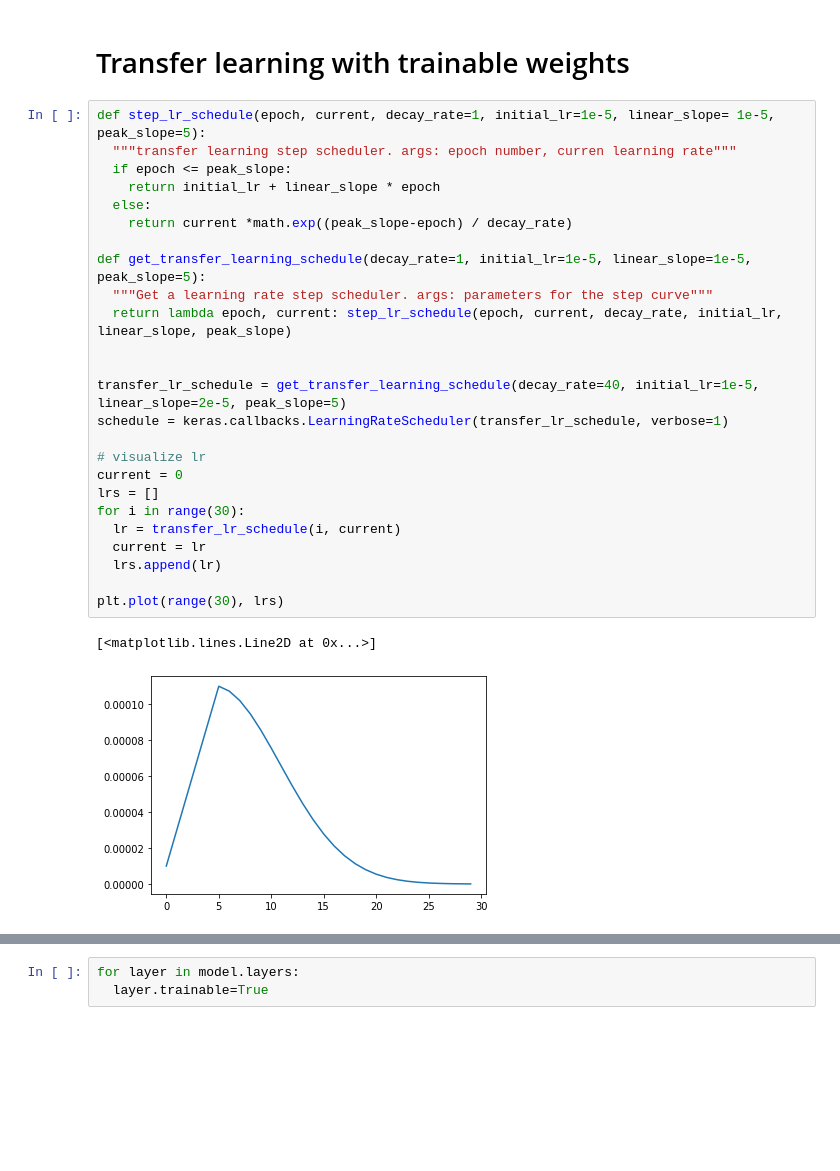
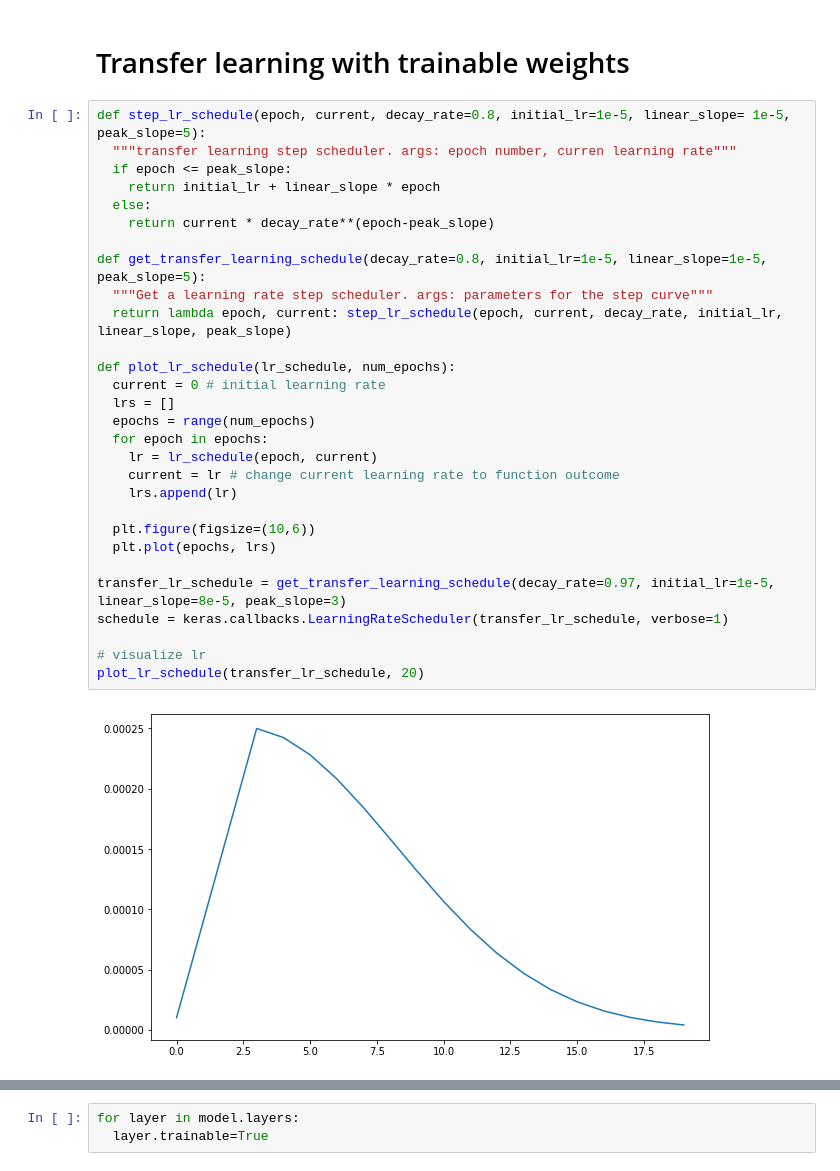
Before and after one commit to omerhac/flower_calssification, a Jupyter notebook: flower_classificaiton_notebook.ipynb, the cells around one changed output, grey strips where cells are left out. Drawn from its saved outputs; the diff is of its cells as text; blank space fills up the shorter version.

```diff
--- a/flower_classificaiton_notebook.ipynb
+++ b/flower_classificaiton_notebook.ipynb
@@ -310,30 +311,33 @@ aug = augment_tf_dataset(training_dataset)
 # %% [markdown]
 # Transfer learning with trainable weights
 # %%
-def step_lr_schedule(epoch, current, decay_rate=1, initial_lr=1e-5, linear_slope= 1e-5, peak_slope=5):
+def step_lr_schedule(epoch, current, decay_rate=0.8, initial_lr=1e-5, linear_slope= 1e-5, peak_slope=5):
   """transfer learning step scheduler. args: epoch number, curren learning rate"""
   if epoch <= peak_slope:
     return initial_lr + linear_slope * epoch
   else:
-    return current *math.exp((peak_slope-epoch) / decay_rate)
+    return current * decay_rate**(epoch-peak_slope)
 
-def get_transfer_learning_schedule(decay_rate=1, initial_lr=1e-5, linear_slope=1e-5, peak_slope=5):
+def get_transfer_learning_schedule(decay_rate=0.8, initial_lr=1e-5, linear_slope=1e-5, peak_slope=5):
   """Get a learning rate step scheduler. args: parameters for the step curve"""
   return lambda epoch, current: step_lr_schedule(epoch, current, decay_rate, initial_lr, linear_slope, peak_slope)
 
+def plot_lr_schedule(lr_schedule, num_epochs):
+  current = 0 # initial learning rate
+  lrs = []
+  epochs = range(num_epochs)
+  for epoch in epochs:
+    lr = lr_schedule(epoch, current)
+    current = lr # change current learning rate to function outcome
+    lrs.append(lr)
 
-transfer_lr_schedule = get_transfer_learning_schedule(decay_rate=40, initial_lr=1e-5, linear_slope=2e-5, peak_slope=5)
+  plt.figure(figsize=(10,6))
+  plt.plot(epochs, lrs)
+
+transfer_lr_schedule = get_transfer_learning_schedule(decay_rate=0.97, initial_lr=1e-5, linear_slope=8e-5, peak_slope=3)
 schedule = keras.callbacks.LearningRateScheduler(transfer_lr_schedule, verbose=1)
 
 # visualize lr
-current = 0
-lrs = []
-for i in range(30):
-  lr = transfer_lr_schedule(i, current)
-  current = lr
-  lrs.append(lr)
-
-plt.plot(range(30), lrs)
+plot_lr_schedule(transfer_lr_schedule, 20)
 # %% [output]
-[<matplotlib.lines.Line2D at 0x...>]
-[figure, old version]
+[figure, new version]
```
Also changed, not shown: parts of 7 cells of this notebook.
